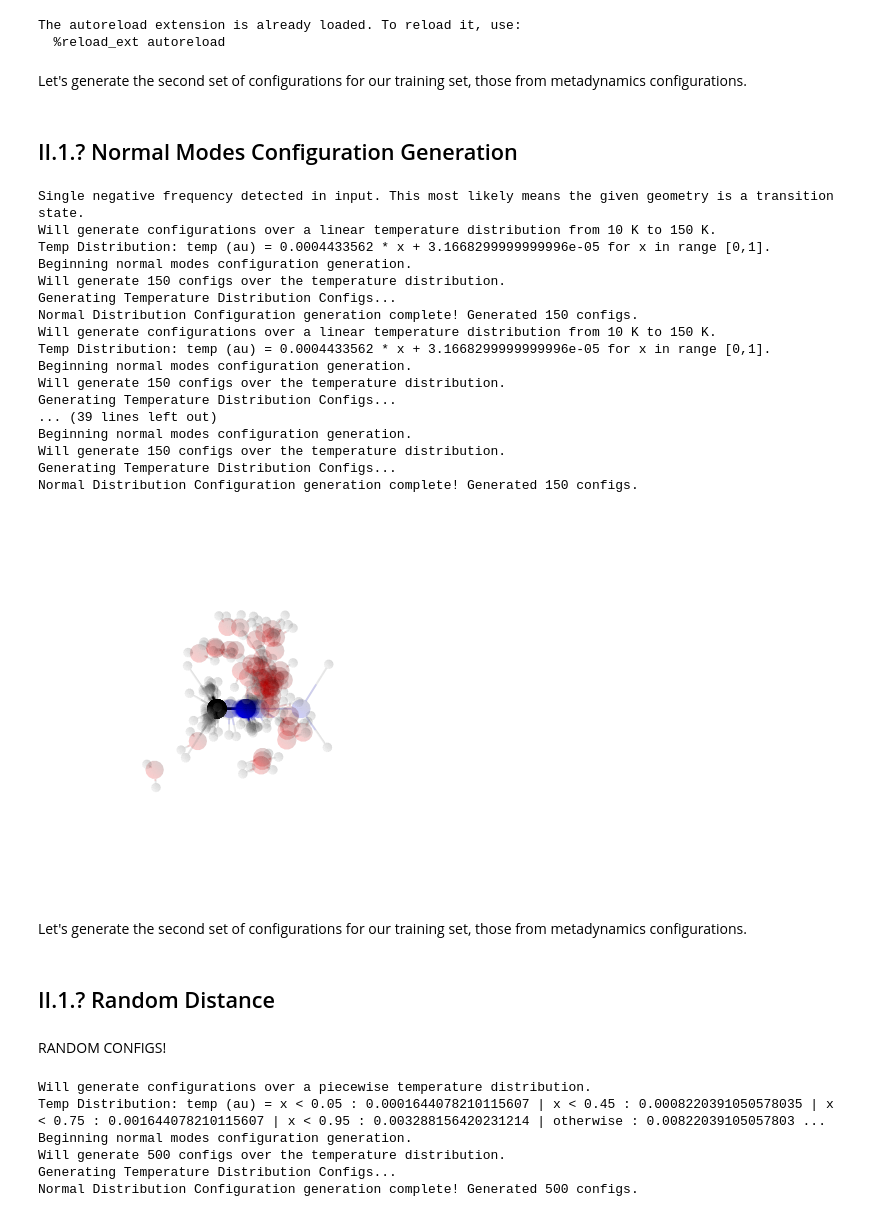
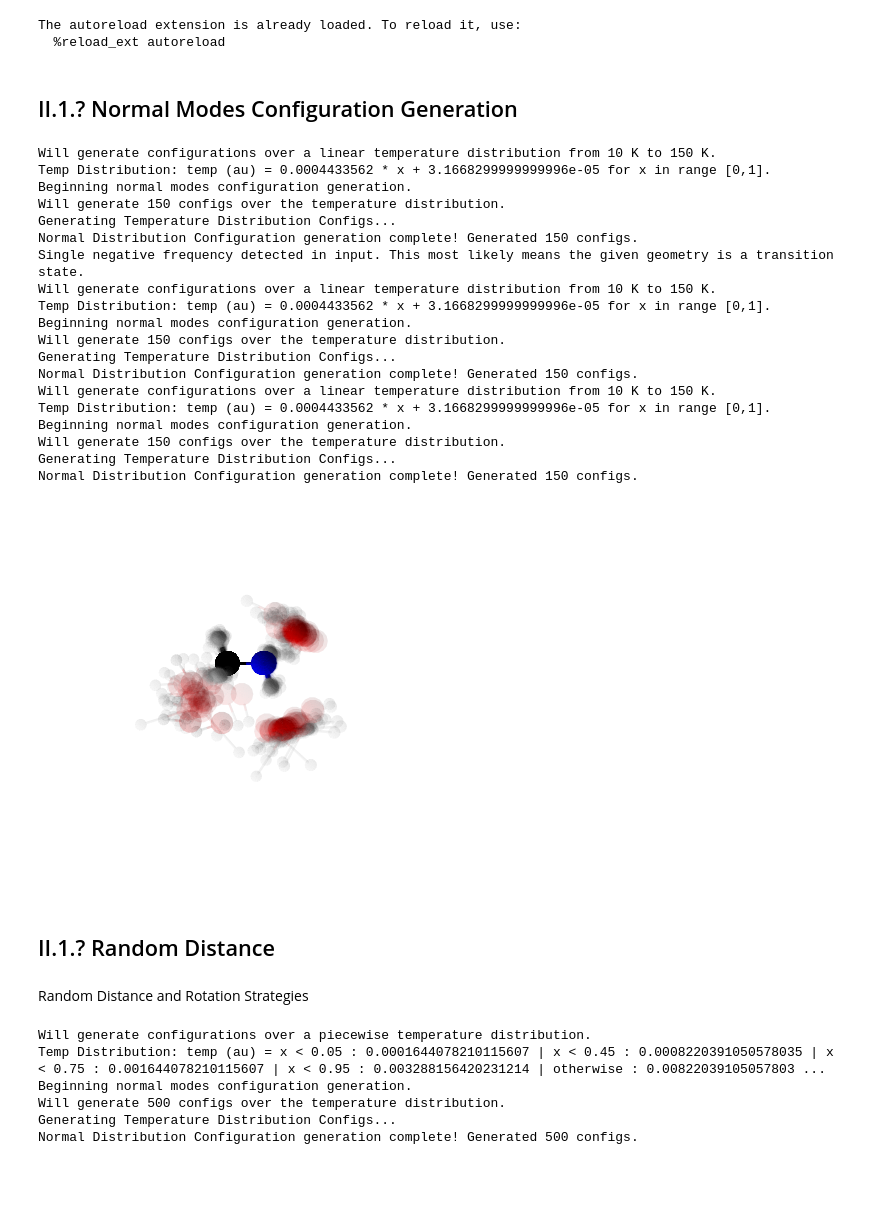
Before and after one commit to PolyachenkoYA/QDMS_2025, a Jupyter notebook: tutorials/2_Many-Body_Model_Build-Along/Tutorial_2.4.ipynb, the cells around one changed output. Saved outputs shown, nothing was run; the diff lists cells and outputs as text; code cells hidden in the pictures; blank space fills up the shorter version.

```diff
--- a/tutorials/2_Many-Body_Model_Build-Along/Tutorial_2.4.ipynb
+++ b/tutorials/2_Many-Body_Model_Build-Along/Tutorial_2.4.ipynb
@@ -24,8 +13,6 @@ The autoreload extension is already loaded. To reload it, use:
 # %% [output]
 The autoreload extension is already loaded. To reload it, use:
   %reload_ext autoreload
-# %% [markdown]
-Let's generate the second set of configurations for our training set, those from metadynamics configurations.
 # %% [markdown]
 ## II.1.? Normal Modes Configuration Generation
 # %%
@@ -35,14 +22,14 @@ minimized_structure_CH3NH2, minimized_energy_CH3NH2 = read_system_and_energy(def
 definition_H2O = read_definition(paths.definitions.systems.H2O)
 minimized_structure_H2O, minimized_energy_H2O = read_system_and_energy(definition_H2O, paths.structures.minimized_H2O)
 
-definition_CH3NH2_H2O_H2O = read_definition(paths.definitions.systems.CH3NH2_H2O_H2O)
+definition_CH3NH2_H2O = read_definition(paths.definitions.systems.CH3NH2_H2O)
 # %%
-clusters_CH3NH2_H2O_H2O = read_systems(definition_CH3NH2_H2O_H2O, paths.clusters.CH3NH2_H2O_H2O)
-vibrational_modes_clusters_CH3NH2_H2O_H2O = read_multiple_vibrational_modes(paths.clusters.CH3NH2_H2O_H2O_modes)
+clusters_CH3NH2_H2O = read_systems(definition_CH3NH2_H2O, paths.clusters.CH3NH2_H2O)
+vibrational_modes_clusters_CH3NH2_H2O = read_multiple_vibrational_modes(paths.clusters.CH3NH2_H2O_modes)
 # %%
-configurations_vibrational_modes_CH3NH2_H2O_H2O = []
+configurations_vibrational_modes_CH3NH2_H2O = []
 
-for cluster, modes in zip(clusters_CH3NH2_H2O_H2O, vibrational_modes_clusters_CH3NH2_H2O_H2O):
+for cluster, modes in zip(clusters_CH3NH2_H2O, vibrational_modes_clusters_CH3NH2_H2O):
     configuration_generator = NormalModesConfigurationGenerator(
             cluster,
             modes,
@@ -51,10 +38,16 @@ for cluster, modes in zip(clusters_CH3NH2_H2O_H2O, vibrational_modes_clusters_CH
     )
 
     configs = list(configuration_generator.generate_configurations(num_configs=150, seed=54321))
-    configurations_vibrational_modes_CH3NH2_H2O_H2O.extend(configs)
+    configurations_vibrational_modes_CH3NH2_H2O.extend(configs)
 
-write_systems(paths.PIP_CH3NH2_H2O_H2O.configs.vibrational_modes, configurations_vibrational_modes_CH3NH2_H2O_H2O)
+write_systems(paths.PIP_CH3NH2_H2O.configs.vibrational_modes, configurations_vibrational_modes_CH3NH2_H2O)
 # %% [output]
+Will generate configurations over a linear temperature distribution from 10 K to 150 K.
+Temp Distribution: temp (au) = 0.0004433562 * x + 3.1668299999999996e-05 for x in range [0,1].
+Beginning normal modes configuration generation.
+Will generate 150 configs over the temperature distribution.
+Generating Temperature Distribution Configs...
+Normal Distribution Configuration generation complete! Generated 150 configs.
 Single negative frequency detected in input. This most likely means the given geometry is a transition state.
 Will generate configurations over a linear temperature distribution from 10 K to 150 K.
 Temp Distribution: temp (au) = 0.0004433562 * x + 3.1668299999999996e-05 for x in range [0,1].
@@ -67,27 +60,21 @@ Temp Distribution: temp (au) = 0.0004433562 * x + 3.1668299999999996e-05 for x i
 Beginning normal modes configuration generation.
 Will generate 150 configs over the temperature distribution.
 Generating Temperature Distribution Configs...
-... (39 lines left out)
-Beginning normal modes configuration generation.
-Will generate 150 configs over the temperature distribution.
-Generating Temperature Distribution Configs...
 Normal Distribution Configuration generation complete! Generated 150 configs.
 # %%
 render_overlayed_systems(
-    configurations_vibrational_modes_CH3NH2_H2O_H2O,
+    configurations_vibrational_modes_CH3NH2_H2O,
     centerer=lambda system: system.atoms[0].point,
     aligner=lambda system: (system.atoms[4].point, system.atoms[1].point),
-    alpha=0.1,
-    num_to_show=25
+    alpha=0.05,
+    num_to_show=100
 )
 # %% [output]
-[figure, old version]
+[figure, new version]
-# %% [markdown]
-Let's generate the second set of configurations for our training set, those from metadynamics configurations.
 # %% [markdown]
 ## II.1.? Random Distance
-# %% [markdown]
-RANDOM CONFIGS!
+# %% [markdown]
+Random Distance and Rotation Strategies
 # %%
 vibrational_modes_CH3NH2 = read_vibrational_modes(paths.structures.vibrational_modes_CH3NH2)
 # %%
```
Also changed, not shown: parts of 45 cells of this notebook, 14 other files.
